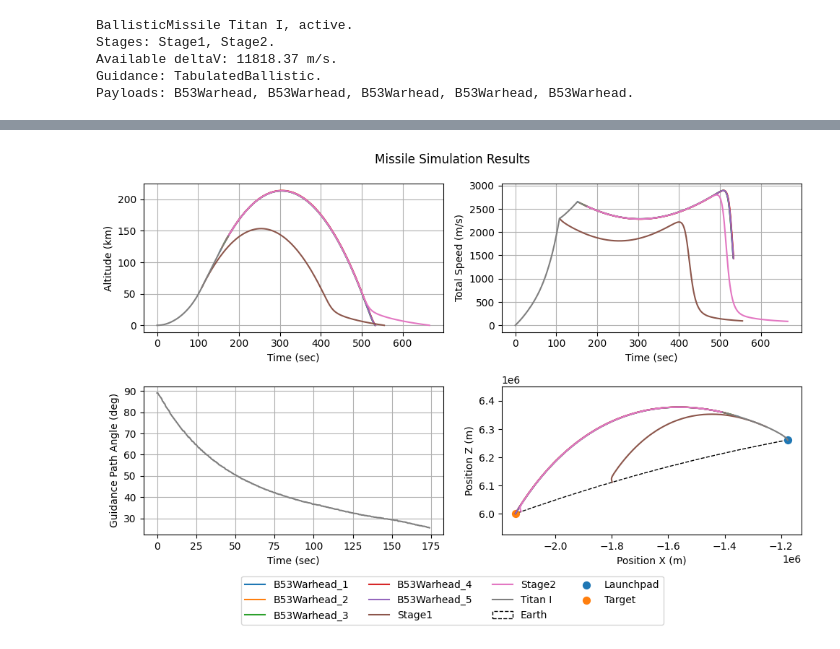
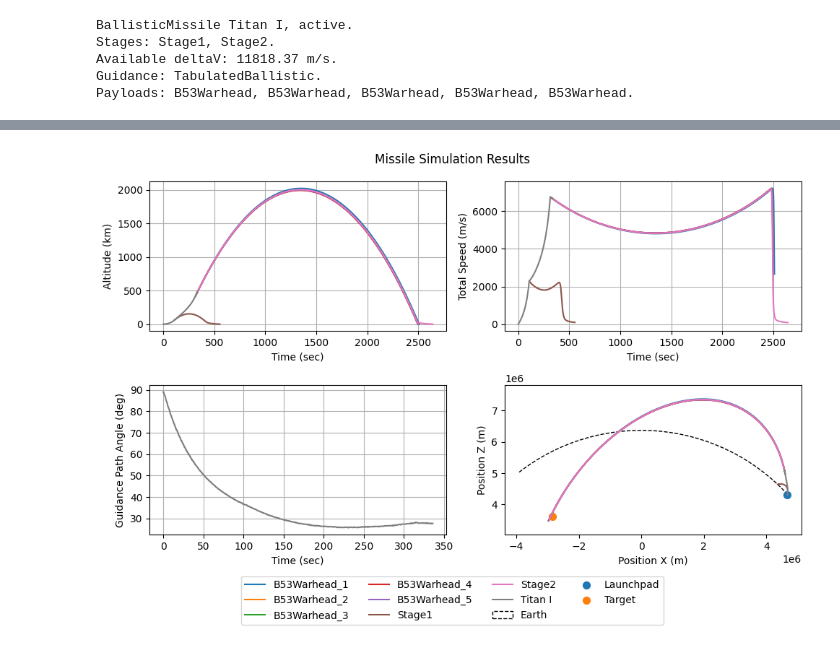
Before and after one commit to Sylvain-Rama/MAD, a Jupyter notebook: notebooks/tests_missiles.ipynb, the cells around one changed output, grey strips where cells are left out. Saved outputs shown, nothing was run; the diff lists cells and outputs as text; code cells hidden in the pictures.

```diff
--- a/notebooks/tests_missiles.ipynb
+++ b/notebooks/tests_missiles.ipynb
@@ -22,10 +21,10 @@ logger = SourceLogger()
 # %%
 EARTH_SETTINGS["position"] = [0.0, 0.0]
 
-launchsite_target_distance_km = 1000
+launchsite_target_distance_km = 10_000
 earth = Planet(PlanetConfig(**EARTH_SETTINGS))
-launchpad = earth.create_2D_point(name="Launchpad", altitude=10)
-target = earth.create_2D_point_at_distance(launchpad, distance_km=launchsite_target_distance_km, name="Target")
+launchpad = earth.random_point_at_surface(name="Launchpad", altitude=10, dims=3)
+target = earth.point_at_distance(launchpad, distance_km=launchsite_target_distance_km, name="Target", dims=3)
 
 earth
 # %% [output]
@@ -95,32 +94,32 @@ fig, ax = plt.subplots(ncols=2, nrows=2, figsize=(10, 6))
 ax = ax.ravel()
 
 sns.lineplot(data=df, x="time", y="altitude_km", hue="name", ax=ax[0])
 sns.lineplot(data=df, x="time", y="speed", hue="name", ax=ax[1])
 sns.lineplot(data=df, x="time", y="gamma_deg", hue="name", ax=ax[2])
 sns.lineplot(data=df, x="posx", y="posz", hue="name", ax=ax[3], sort=False, errorbar=None)
 
 ax[0].set_xlabel("Time (sec)")
 ax[0].set_ylabel("Altitude (km)")
 
 ax[1].set_xlabel("Time (sec)")
 ax[1].set_ylabel("Total Speed (m/s)")
 
 ax[2].set_xlabel("Time (sec)")
 ax[2].set_ylabel("Guidance Path Angle (deg)")
 
-earth.plot_2D_with_points(points = [launchpad, target], ax=ax[3], display="arc")
+plot_2D_planet_with_points(earth, points = [launchpad, target], ax=ax[3], display="arc")
 ax[3].set_xlabel("Position X (m)")
 ax[3].set_ylabel("Position Z (m)")
 ax[3].set_aspect("equal", adjustable="datalim")
 
 for a in ax:
     a.grid()
     a.legend()
     handles, labels = a.get_legend_handles_labels()
     a.legend().remove()
 
 fig.suptitle("Missile Simulation Results")
 fig.legend(handles, labels, loc="lower center", ncol=4, bbox_to_anchor=(0.5, -0.12))
 fig.tight_layout(pad=1.2)
 # %% [output]
-[figure, old version]
+[figure, new version]
```
Also changed, not shown: parts of 4 cells of this notebook, 21 other files.
